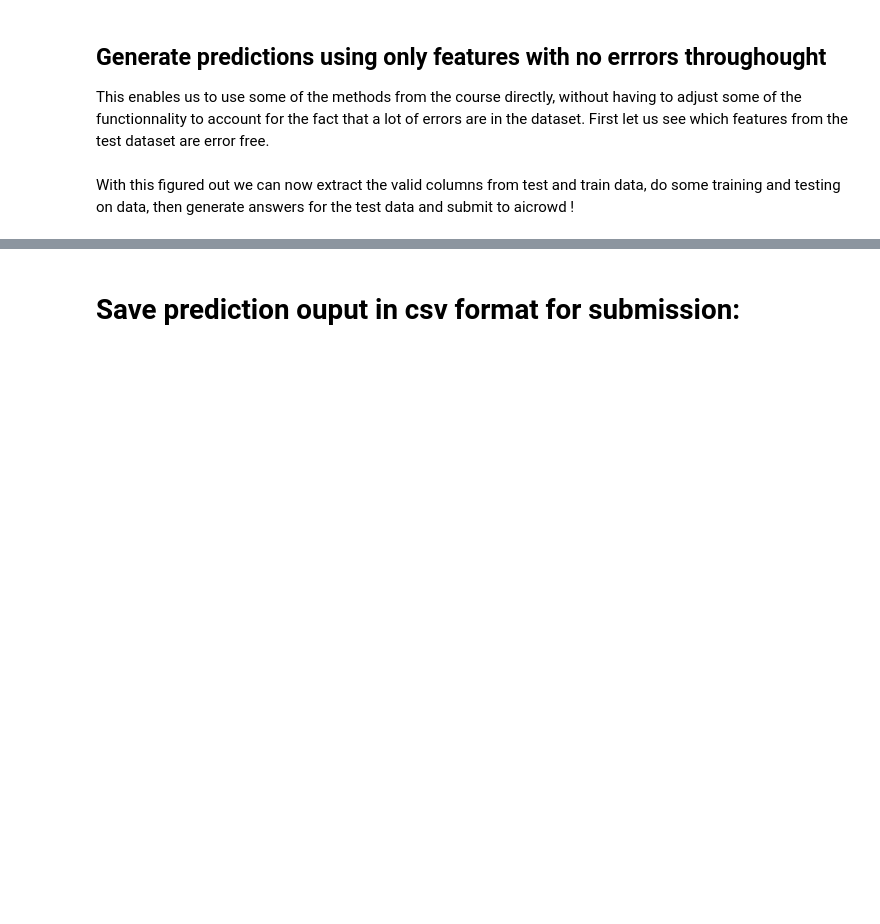
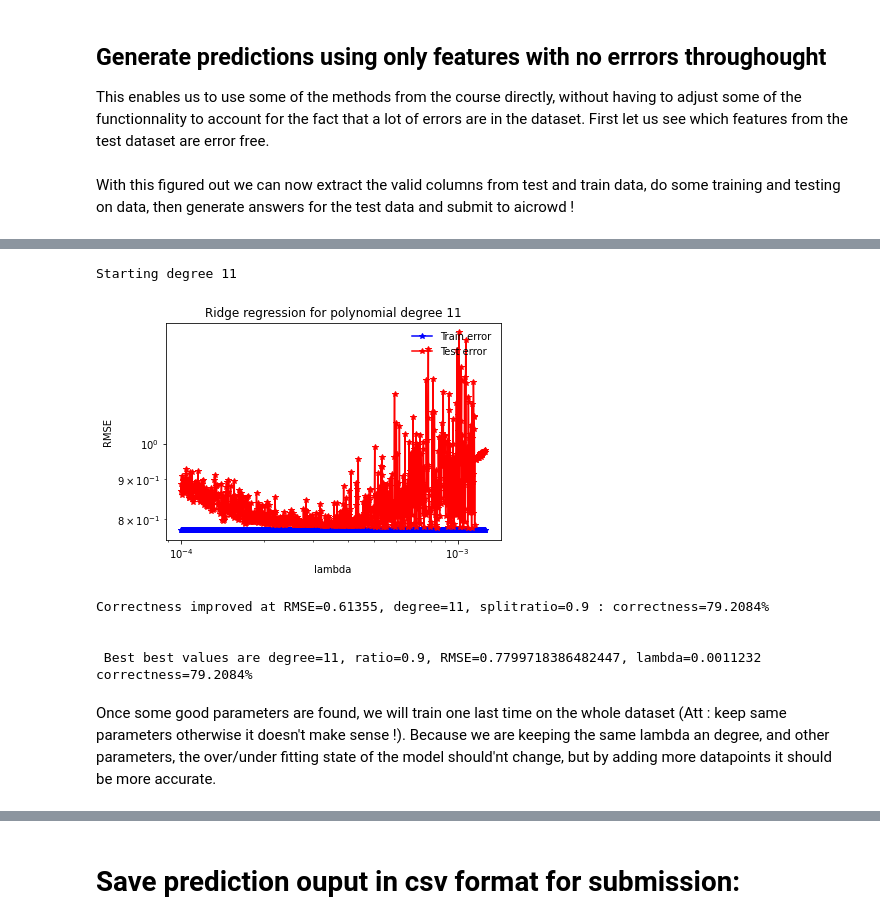
Before and after one commit to davide-rosso/ML_course, a Jupyter notebook: projects/project1/scripts/project1.ipynb, the cells around one changed output, grey strips where cells are left out. Drawn from its saved outputs; the diff is of its cells as text; code cells hidden in the pictures; blank space fills up the shorter version.

Commit message:
hw1 work on ridge regression

```diff
--- a/projects/project1/scripts/project1.ipynb
+++ b/projects/project1/scripts/project1.ipynb
@@ -72,8 +77,8 @@ After having looked at the data we will now do some actual predictions using dif
 ## Load the test data
 # %%
 from proj1_helpers import *
-DATA_TEST_PATH = '../data/test.csv.zip'
-#test_y, test_X, ids = load_csv_data(DATA_TRAIN_PATH)
+DATA_TEST_PATH = '../data/test.csv'
+_ , test_X, ids_test = load_csv_data(DATA_TEST_PATH) # test y is only ? marks, so we just discard it on import with _
 # %% [markdown]
 ## Generate predictions using only features with no errrors throughought
 
@@ -109,2 +118,5 @@ print(f"They have {no_error_cols_tr_te.count(True)} following shared non error c
 # %% [markdown]
 With this figured out we can now extract the valid columns from test and train data, do some training and testing on data, then generate answers for the test data and submit to aicrowd !
+# %%
+no_err_train_x_df = train_x_df.T[no_error_cols_tr_te].T
+no_err_test_x_df = test_x_df.T[no_error_cols_tr_te].T
@@ -110,0 +183,63 @@ With this figured out we can now extract the valid columns from test and train d
+# %%
+seed = 137
+start_degree = 11
+max_degree = 11
+start_split_ratio = 0.9
+end_split_ratio = 0.95
+split_step = 0.1
+lambdas = np.logspace(-4, -2.9, 1000)
+
+ratio_steps = 10
+
+best_best_w = []
+best_best_rmse = -1
+best_degree = -1
+best_best_lambda = False
+best_ratio = -1
+best_correctness = -1
+
+for degree_i in np.arange(start=(start_degree-1), stop=max_degree):
+    print(f"Starting degree {np.round(degree_i+1,2)}")
+    for split_ratio in np.arange(start=start_split_ratio, stop=end_split_ratio, step=split_step):
+        min_rmse_te, min_w_te, best_lambda = ridge_regression_lambdas(no_err_train_x_df.to_numpy(), y, degree_i+1, split_ratio, seed, lambdas)
+
+        # Compute values for train data adjusted for -1 and 1 values predicted
+        train_x_aug_theo = build_poly(no_err_train_x_df.to_numpy(), degree_i+1)
+        y_out_train = np.dot(train_x_aug_theo, min_w_te)
+
+        # Count how many outputs are correctly predicted vs not correctly
+        y_out_train[y_out_train>=0] = 1
+        y_out_train[y_out_train<0] = -1
+        #print(f"When -1 or 1 RMSE={ np.round(compute_rmse(y_out_train, train_x_aug_theo, min_w_te), 5)}, correctness={100*(y_out_train == y).tolist().count(True)/y_out_train.shape[0]}%\n")
+        correctness = 100*(y_out_train == y).tolist().count(True)/y_out_train.shape[0]
+
+        if correctness > best_correctness:
+            best_best_rmse = min_rmse_te
+            best_best_w = min_w_te
+            best_degree = degree_i+1
+            best_best_lambda = best_lambda
+            best_correctness = correctness
+            best_ratio = split_ratio
+            complete_train_data_rmse = np.round(compute_rmse(y_out_train, train_x_aug_theo, best_best_w), 5)
+            print(f"Correctness improved at RMSE={complete_train_data_rmse}, degree={best_degree}, splitratio={np.round(best_ratio, 2)} : correctness={best_correctness}%\n")
+
+# Compute values for train data adjusted for -1 and 1 values predicted
+best_best_train_x_aug_theo = build_poly(no_err_train_x_df.to_numpy(), best_degree)
+best_best_y_out_train = np.dot(best_best_train_x_aug_theo, best_best_w)
+
+# Count how many outputs are correctly predicted vs not correctly
+best_best_y_out_train[best_best_y_out_train>=0] = 1
+best_best_y_out_train[best_best_y_out_train<0] = -1
+best_correctness_ratio_prct = 100*(best_best_y_out_train == y).tolist().count(True)/best_best_y_out_train.shape[0]
+print(f"\n Best best values are degree={best_degree}, ratio={best_ratio}, RMSE={best_best_rmse}, lambda={np.round(best_best_lambda, 7)} correctness={best_correctness_ratio_prct}%")
+# %% [output]
+Starting degree 11
+[figure, added]
+Correctness improved at RMSE=0.61355, degree=11, splitratio=0.9 : correctness=79.2084%
+
+
+ Best best values are degree=11, ratio=0.9, RMSE=0.7799718386482447, lambda=0.0011232 correctness=79.2084%
+# %% [markdown]
+Once some good parameters are found, we will train one last time on the whole dataset (Att : keep same parameters otherwise it doesn't make sense !).
+Because we are keeping the same lambda an degree, and other parameters, the over/under fitting state of the model should'nt change,
+but by adding more datapoints it should be more accurate.
```
Also changed, not shown: parts of 13 cells of this notebook, 3 other files.
